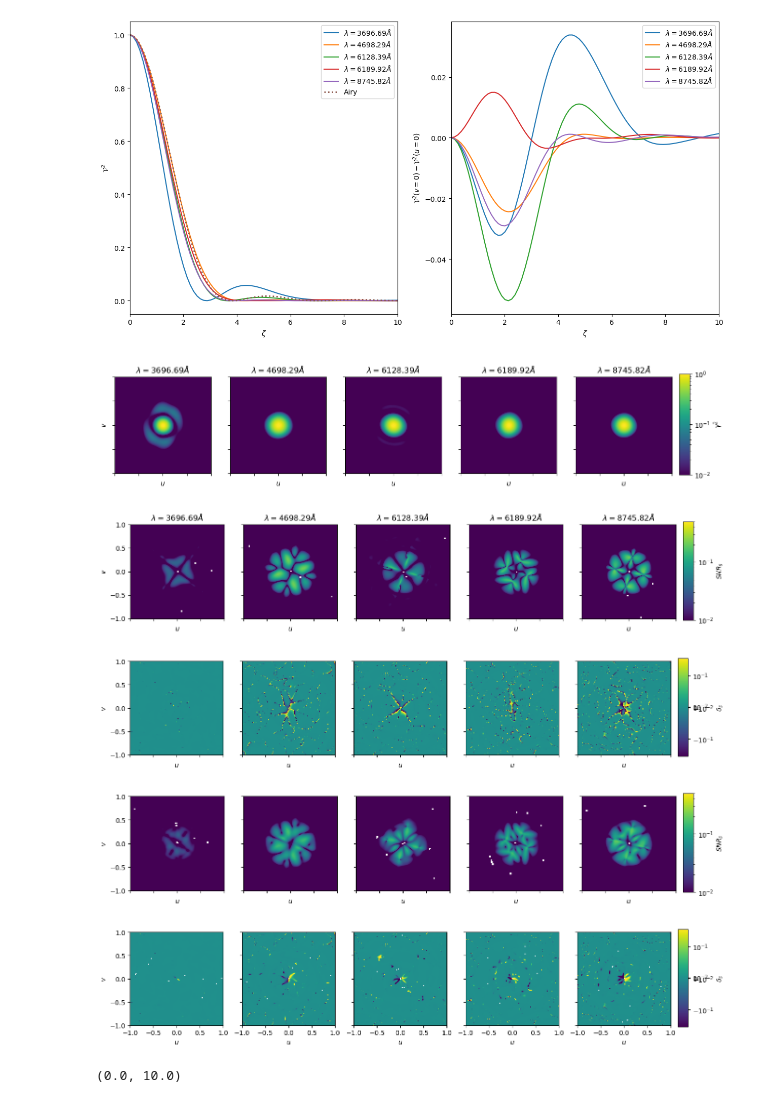
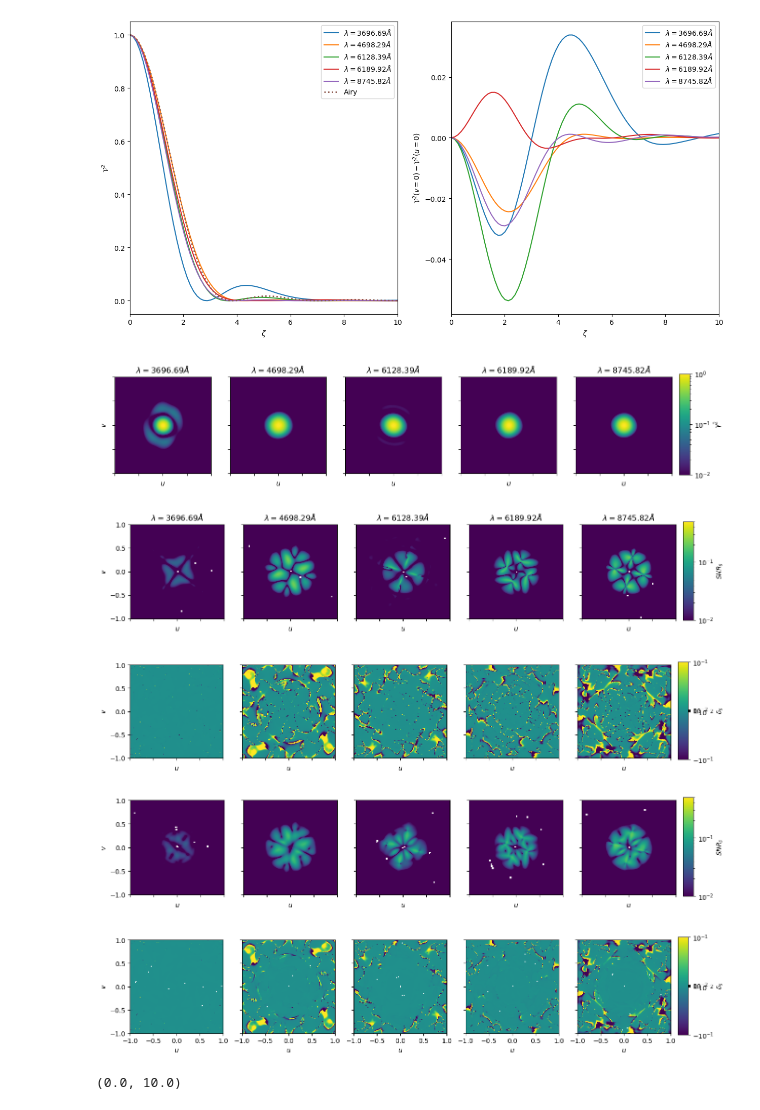
Before and after one commit to AlexGKim/II, a Jupyter notebook: sedona.ipynb, the cells around one changed output. Drawn from its saved outputs; the diff is of its cells as text; code cells hidden in the pictures.

Commit message:
fix delta

```diff
--- a/sedona.ipynb
+++ b/sedona.ipynb
@@ -129,7 +129,8 @@ factor = 10
 
 fluxshape = flux[0,:,:].shape
 paddedarray = numpy.zeros((fluxshape[0]*factor, fluxshape[1]*factor))
-
+numpy.random.seed(42)
+noisemap = numpy.random.normal(1,0.05,size=(fluxshape[0], fluxshape[1]))
 
 # fig,axs = plt.subplots(4,5, figsize=(15, 12))
 fig0,axs0 = plt.subplots(1,5, figsize=(15, 3))
@@ -150,15 +151,24 @@ deltas45 = numpy.zeros((paddedarray.shape[0],paddedarray.shape[1]))
 # Fsinv_s = numpy.zeros((paddedarray.shape[0],paddedarray.shape[1]))
 for i, idx in enumerate(idxs):
     Fsinv[:]=0
+    paddedarray[:]=0
     flux_norm = flux[idx,:,:]
     flux_norm = flux_norm/flux_norm.sum()
     paddedarray[0:fluxshape[0], 0:fluxshape[1]]= flux_norm
 
     gamma = jax.numpy.fft.fft2(paddedarray)
+
+
     dgammau = -2j*numpy.pi* jax.numpy.fft.fft2(paddedarray*theta[:,None])
     dgammav = -2j*numpy.pi* jax.numpy.fft.fft2(paddedarray*theta[None,:])
 
+    dum = flux[idx,:,:]*noisemap
+    dum = dum/dum.sum()
+    paddedarray[0:fluxshape[0], 0:fluxshape[1]]= dum
+    gamma_noise = jax.numpy.fft.fft2(paddedarray)
+
     gamma2  = jax.numpy.absolute(gamma)**2
+    gamma2_noise =  jax.numpy.absolute(gamma_noise)**2
 
     u=fftfreq(paddedarray.shape[0])
     v=fftfreq(paddedarray.shape[1])
@@ -166,32 +176,34 @@ for i, idx in enumerate(idxs):
     dgammas = -(u[:,None]*dgammau + v[None,:]*dgammav)
     dgammaphi = -v[None,:]*dgammau + u[:,None]*dgammav
 
-
     F00= jax.numpy.absolute(2*gamma.conjugate() * dgammas) **2
     F01= jax.numpy.absolute(2*gamma.conjugate() * dgammas)*jax.numpy.absolute(2*gamma.conjugate() * dgammaphi)
     F11 = jax.numpy.absolute(2*gamma.conjugate() * dgammaphi)**2
 
     gamma2 = numpy.fft.fftshift(gamma2)
+    Deltagamma2 = gamma2 - numpy.fft.fftshift(gamma2_noise)
+
     F00 = numpy.fft.fftshift(F00)
     F01 = numpy.fft.fftshift(F01)
     F11 = numpy.fft.fftshift(F11)
 
-
-
     gamma2rot = numpy.rot90(gamma2)
+    Deltagamma2rot = numpy.rot90(Deltagamma2)
     F00rot=numpy.rot90(F00)
     F01rot=numpy.rot90(F01)
     F11rot=numpy.rot90(F11)
 
-    gamma2rot45 = scipy.ndimage.rotate(scipy.ndimage.zoom(gamma2,1/numpy.sqrt(2)),45,reshape=True)
+    gamma2rot45 = numpy.pad(scipy.ndimage.rotate(scipy.ndimage.zoom(gamma2,1/numpy.sqrt(2)),45,reshape=True),((0,1),(0,1)))
+    Deltagamma2rot45 = numpy.pad(scipy.ndimage.rotate(scipy.ndimage.zoom(Deltagamma2,1/numpy.sqrt(2)),45,reshape=True),((0,1),(0,1)))
+
     F00rot45 = numpy.pad(scipy.ndimage.rotate(scipy.ndimage.zoom(F00,1/numpy.sqrt(2)),45,reshape=True),((0,1),(0,1)))
     F01rot45 = numpy.pad(scipy.ndimage.rotate(scipy.ndimage.zoom(F01,1/numpy.sqrt(2)),45,reshape=True),((0,1),(0,1)))
     F11rot45 = numpy.pad(scipy.ndimage.rotate(scipy.ndimage.zoom(F11,1/numpy.sqrt(2)),45,reshape=True),((0,1),(0,1)))
-    gamma2flip = numpy.flip(gamma2)
-    gamma2rotflip = numpy.flip(gamma2rot)
-    gamma2rotflip45 = numpy.flip(gamma2rot45)
-    gamma2rot45 = numpy.pad(gamma2rot45,((0,1),(0,1)))
-    gamma2rotflip45 = numpy.pad(gamma2rotflip45,((0,1),(0,1)))
+    # gamma2flip = numpy.flip(gamma2)
+    # gamma2rotflip = numpy.flip(gamma2rot)
+    # gamma2rotflip45 = numpy.flip(gamma2rot45)
+    # gamma2rot45 = numpy.pad(gamma2rot45,((0,1),(0,1)))
+    # gamma2rotflip45 = numpy.pad(gamma2rotflip45,((0,1),(0,1)))
 
 
     siginv = dGammadnu[idx] * (128*numpy.pi)**(-0.25) * numpy.sqrt(3600/sigma_t)
@@ -204,12 +216,12 @@ for i, idx in enumerate(idxs):
                 Finv = numpy.linalg.inv([[F00[ui,vi]+F00rot[ui,vi],F01[ui,vi]+F01rot[ui,vi]],[F01[ui,vi]+F01rot[ui,vi],F11[ui,vi]+F11rot[ui,vi]]])
                 Fsinv[ui,vi] = Finv[0,0]
                 deltas[ui,vi] = (Finv[0,0]* siginv**2 /2 *
-                                    (numpy.sqrt(F00[ui,vi]) * (gamma2[ui,vi]-gamma2flip[ui,vi]) +
-                                     numpy.sqrt(F00rot[ui,vi]) * (gamma2rot[ui,vi]-gamma2rotflip[ui,vi])
+                                    (numpy.sqrt(F00[ui,vi]) * Deltagamma2[ui,vi] +
+                                     numpy.sqrt(F00rot[ui,vi]) * Deltagamma2rot[ui,vi]
                                     ) +
                                 Finv[0,1]* siginv**2 /2 *
-                                     (numpy.sqrt(F11[ui,vi]) * (gamma2[ui,vi]-gamma2flip[ui,vi]) +
-                                     numpy.sqrt(F11rot[ui,vi]) * (gamma2rot[ui,vi]-gamma2rotflip[ui,vi]) )
+                                     (numpy.sqrt(F11[ui,vi]) * Deltagamma2[ui,vi] +
+                                     numpy.sqrt(F11rot[ui,vi]) * Deltagamma2rot[ui,vi])
                                  )
                 Finv = numpy.linalg.inv(
                     [[F00[ui,vi]+F00rot[ui,vi]+F00rot45[ui,vi],F01[ui,vi]+F01rot[ui,vi]+F01rot45[ui,vi]],
@@ -217,14 +229,14 @@ for i, idx in enumerate(idxs):
                      )
                 Fsinv45[ui,vi] = Finv[0,0]
                 deltas45[ui,vi] = (Finv[0,0]* siginv**2 /3 *
-                                    (numpy.sqrt(F00[ui,vi]) * (gamma2[ui,vi]-gamma2flip[ui,vi]) +
-                                     numpy.sqrt(F00rot[ui,vi]) * (gamma2rot[ui,vi]-gamma2rotflip[ui,vi]) +
-                                     numpy.sqrt(F00rot45[ui,vi]) * (gamma2rot45[ui,vi]-gamma2rotflip45[ui,vi])
+                                    (numpy.sqrt(F00[ui,vi]) * Deltagamma2[ui,vi] +
+                                     numpy.sqrt(F00rot[ui,vi]) * Deltagamma2rot[ui,vi] +
+                                     numpy.sqrt(F00rot45[ui,vi]) * Deltagamma2rot45[ui,vi]
                                     ) +
                                 Finv[0,1]* siginv**2 /3 *
-                                     (numpy.sqrt(F11[ui,vi]) * (gamma2[ui,vi]-gamma2flip[ui,vi]) +
-                                     numpy.sqrt(F11rot[ui,vi]) * (gamma2rot[ui,vi]-gamma2rotflip[ui,vi]) ) +
-                                     numpy.sqrt(F11rot45[ui,vi]) * (gamma2rot45[ui,vi]-gamma2rotflip45[ui,vi])
+                                     (numpy.sqrt(F11[ui,vi]) * Deltagamma2[ui,vi] +
+                                     numpy.sqrt(F11rot[ui,vi]) * Deltagamma2rot[ui,vi] +
+                                     numpy.sqrt(F11rot45[ui,vi]) * Deltagamma2rot45[ui,vi])
                                  )
             except:
                 pass
@@ -259,7 +271,7 @@ for i, idx in enumerate(idxs):
     axs1[i].set_title(r'$\lambda={:.2f}\AA$'.format(wavegrid[idx]))
 
     im2 = axs2[i].imshow(deltas,norm=matplotlib.colors.SymLogNorm(linthresh=0.03, linscale=0.03,
-                                              vmin=-0.2, vmax=0.2, base=10),extent=[-1,1,-1,1])
+                                              vmin=-0.1, vmax=0.1, base=10),extent=[-1,1,-1,1])
     if i ==0:
         axs2[i].set_ylabel(r'$v$')
     axs2[i].set_xlabel(r'$u$')
@@ -281,7 +293,7 @@ for i, idx in enumerate(idxs):
     # axs[3,i].set_title(r'$\lambda={:.2f}\AA$'.format(wavegrid[idx]))
 
     im4 = axs4[i].imshow(deltas45,norm=matplotlib.colors.SymLogNorm(linthresh=0.03, linscale=0.03,
-                                              vmin=-0.2, vmax=0.2, base=10),extent=[-1,1,-1,1])
+                                              vmin=-0.1, vmax=0.1, base=10),extent=[-1,1,-1,1])
     if i ==0:
         axs4[i].set_ylabel(r'$v$')
     axs4[i].set_xlabel(r'$u$')
@@ -292,36 +304,36 @@ for i, idx in enumerate(idxs):
 
 
 
 fig0.subplots_adjust(right=0.90)
 fig1.subplots_adjust(right=0.90)
 fig2.subplots_adjust(right=0.90)
 fig3.subplots_adjust(right=0.90)
 fig4.subplots_adjust(right=0.90)
 cbar_ax = fig0.add_axes([0.91, 0.15, 0.015, 0.7])
 cbar=fig0.colorbar(im0, cax=cbar_ax)
 cbar.set_label(r"$\gamma^2$")
 cbar_ax = fig1.add_axes([0.91, 0.15, 0.015, 0.7])
 cbar=fig1.colorbar(im1, cax=cbar_ax)
 cbar.set_label(r"$SNR_s$")
 cbar_ax = fig2.add_axes([0.91, 0.15, 0.015, 0.7])
 cbar=fig2.colorbar(im2, cax=cbar_ax)
 cbar.set_label(r"$\delta_s$")
 cbar_ax = fig3.add_axes([0.91, 0.15, 0.015, 0.7])
 cbar=fig3.colorbar(im3, cax=cbar_ax)
 cbar.set_label(r"$SNR_s$")
 cbar_ax = fig4.add_axes([0.91, 0.15, 0.015, 0.7])
 cbar=fig4.colorbar(im4, cax=cbar_ax)
 cbar.set_label(r"$\delta_s$")
 
 # fig.savefig('deltas_sedona.pdf')
 # fig3.savefig('ston_sedona.pdf')
 fig2.savefig('g2_sedona.pdf')
 # %% [output]
 [figure]
 [figure]
-[figure, old version]
+[figure, new version]
 [figure]
-[figure, old version]
+[figure, new version]
 # %%
 def dft_polar(y, norder=None):
     ny = len(y)
```
